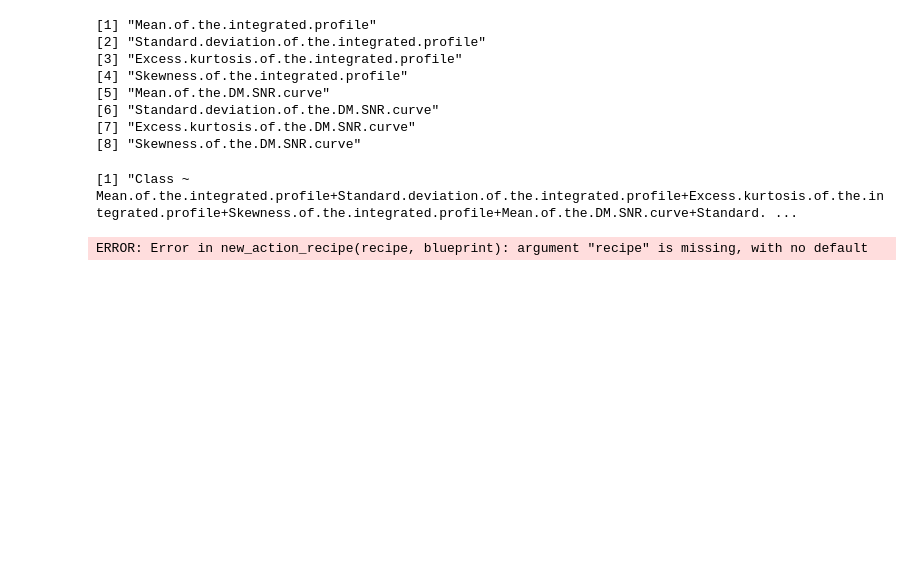
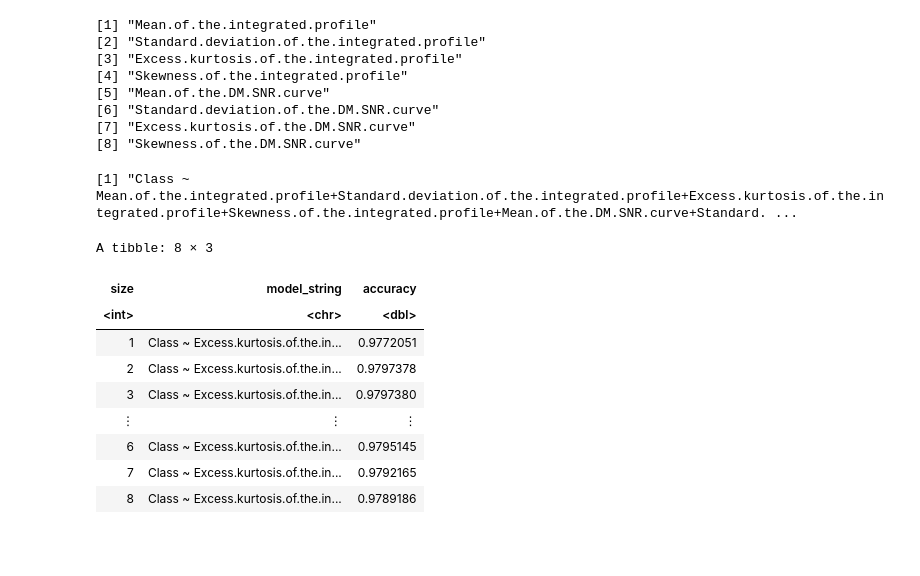
Before and after one commit to Remembria/Group-Analysis-of-Pulsar-Signalling, a Jupyter notebook: Group_Project_Report.ipynb, the cells around one changed output. Cells and saved outputs as stored; diff of their text form; code cells hidden in the pictures; blank space fills up the shorter version.

```diff
--- a/Group_Project_Report.ipynb
+++ b/Group_Project_Report.ipynb
@@ -136,37 +118,46 @@ for (i in 1:length(p_cols)) {
     for (j in 1:length(p_cols)) {
 
         preds_new <- c(selected, p_cols[[j]])
         model_string <- paste("Class", "~", paste(preds_new, collapse="+"))
 
         pulsar_recipe <- recipe(as.formula(model_string), data = pulsar_training) %>%
-            step_center(all_predictors()) %>%
-            step_scale(all_predictors())
+            step_scale(all_predictors()) %>%
+            step_center(all_predictors())
 
-        acc <- workflow()
+        acc <- workflow() %>%
                         add_recipe(pulsar_recipe) %>%
                         add_model(knn_spec) %>%
-                        tune_grid(resamples = pulsar_training, grid = 10) %>%
+                        tune_grid(resamples = pulsar_vfold, grid = 10) %>%
                         collect_metrics() %>%
                         filter(.metric == "accuracy") %>%
                         summarize(mx = max(mean))
 
         acc <- acc$mx %>% unlist()
 
         accs[[j]] <- acc
 
         models[[j]] <- model_string
     }
     jstar <- which.max(unlist(accs))
     accuracies <- accuracies %>%
                     add_row(size = i,
                             model_string = models[[jstar]],
                             accuracy = accs[[jstar]])
     selected <- c(selected, p_cols[[jstar]])
     p_cols <- p_cols[-jstar]
 }
 
 accuracies
 # %% [output]
-ERROR: Error in new_action_recipe(recipe, blueprint): argument "recipe" is missing, with no default
+A tibble: 8 × 3
+| size | model_string | accuracy |
+| <int> | <chr> | <dbl> |
+| 1 | Class ~ Excess.kurtosis.of.the.in... | 0.9772051 |
+| 2 | Class ~ Excess.kurtosis.of.the.in... | 0.9797378 |
+| 3 | Class ~ Excess.kurtosis.of.the.in... | 0.9797380 |
+| ⋮ | ⋮ | ⋮ |
+| 6 | Class ~ Excess.kurtosis.of.the.in... | 0.9795145 |
+| 7 | Class ~ Excess.kurtosis.of.the.in... | 0.9792165 |
+| 8 | Class ~ Excess.kurtosis.of.the.in... | 0.9789186 |
 # %% [markdown]
 ###
```
Also changed, not shown: parts of 1 cell of this notebook.
